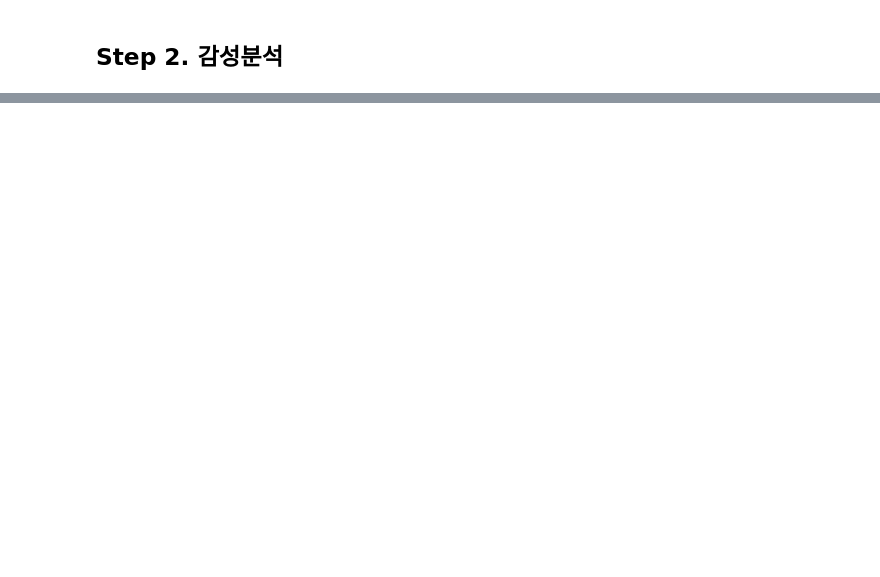
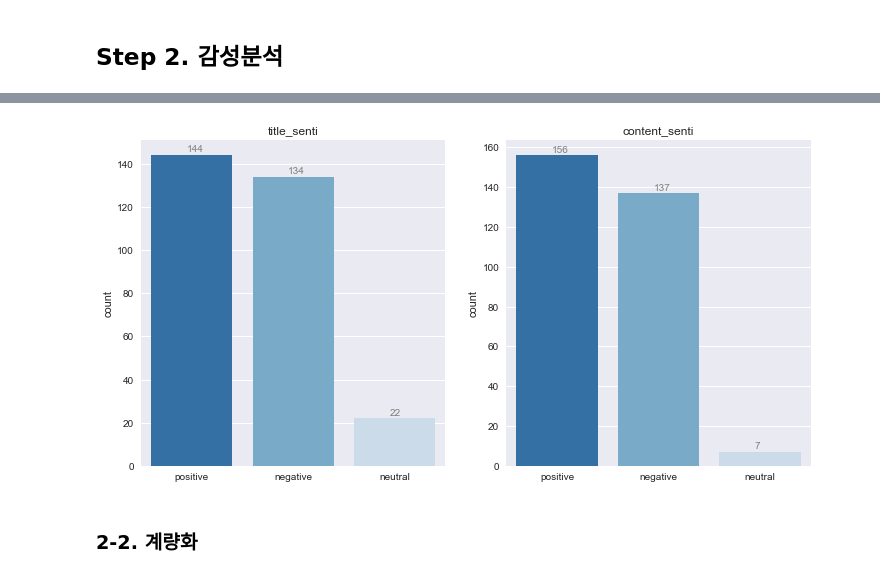
Before and after one commit to sw-song/kaggle-study, a Jupyter notebook: 00_14_stock_sentiment_analysis/nvda.ipynb, the cells around one changed output, grey strips where cells are left out. Cells and saved outputs as stored; diff of their text form; code cells hidden in the pictures; blank space fills up the shorter version.

```diff
--- a/00_14_stock_sentiment_analysis/nvda.ipynb
+++ b/00_14_stock_sentiment_analysis/nvda.ipynb
@@ -72,0 +88,3 @@ nvda.history(period='max')[['Close','Volume']]
+# %%
+senti_main = pd.DataFrame(res_main)
+senti_sub = pd.DataFrame(res_sub)
@@ -72,0 +123,11 @@ nvda.history(period='max')[['Close','Volume']]
+# %%
+senti_df = pd.DataFrame(data={
+    'date': df['dateTimestamp'],
+    'title': df['name'],
+    'title_senti': senti_main['label'],
+    'title_sentiscore': senti_main['score'],
+    'content': df['content'],
+    'content_senti': senti_sub['label'],
+    'content_sentiscore': senti_sub['score']
+})
+senti_df
@@ -72,0 +148,6 @@ nvda.history(period='max')[['Close','Volume']]
+# %%
+import warnings
+warnings.filterwarnings(action='ignore')
+
+senti_df = senti_df.set_index('date')
+senti_df
@@ -72,0 +169,25 @@ nvda.history(period='max')[['Close','Volume']]
+# %%
+import matplotlib.pyplot as plt
+import seaborn as sns
+plt.style.use('seaborn')
+
+plt.figure(figsize=(12,6))
+
+plt.subplot(121)
+ax = sns.countplot(senti_df['title_senti'], palette='Blues_r')
+plt.xlabel('')
+for p in ax.patches:
+    ax.annotate(p.get_height(), (p.get_x()+0.35, p.get_height()+1.5), c='gray')
+plt.title('title_senti')
+
+plt.subplot(122)
+ax = sns.countplot(senti_df['content_senti'], palette='Blues_r')
+plt.title('content_senti')
+plt.xlabel('')
+for p in ax.patches:
+    ax.annotate(p.get_height(), (p.get_x()+0.35, p.get_height()+1.5), c='gray')
+plt.show()
+# %% [output]
+[figure, added]
+# %% [markdown]
+### 2-2. 계량화
```
Also changed, not shown: parts of 25 cells of this notebook, 1 other file.
